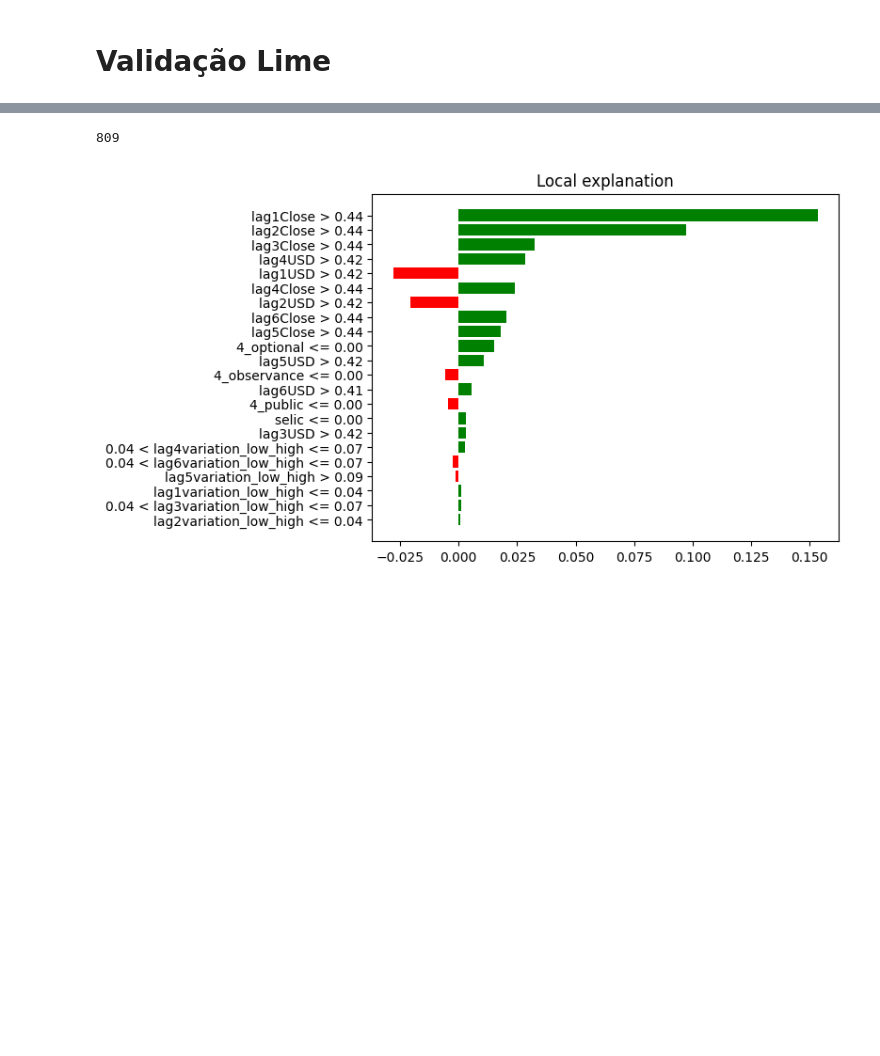
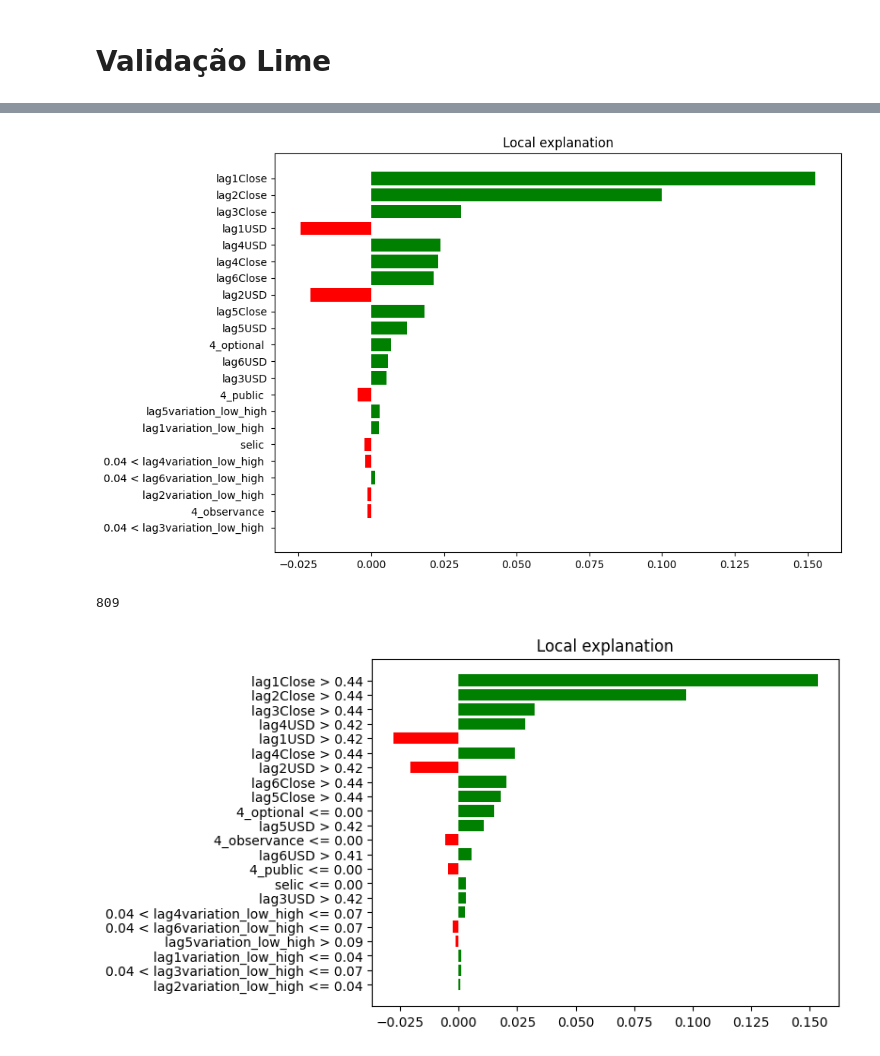
Before and after one commit to marreapato/Forecasting_Paper_XAI, a Jupyter notebook: Explanations/EvaluatingExplanaitons.ipynb, the cells around one changed output, grey strips where cells are left out. Drawn from its saved outputs; the diff is of its cells as text; code cells hidden in the pictures; blank space fills up the shorter version.

```diff
--- a/Explanations/EvaluatingExplanaitons.ipynb
+++ b/Explanations/EvaluatingExplanaitons.ipynb
@@ -701,3 +701,26 @@ plt.show()
+# %%
+explanation_list = explanation1.as_list()
+exp_list = []
+
+for i in explanation_list:
+  i = list(i)
+  i[0] = i[0][0:-7]
+  exp_list.append(i)
+
+
+dados = exp_list
+dados_ordenados = sorted(dados, key=lambda x: abs(x[1]), reverse=False)
+
+rotulos, valores = zip(*dados_ordenados)
+cores = ['green' if valor >= 0 else 'red' for valor in valores]
+
+plt.figure(figsize=(10, 6))
+bars = plt.barh(rotulos, valores, color=cores)
+plt.title('Local explanation')
+plt.tight_layout()
+plt.show()
+# %% [output]
+[figure, added]
 # %%
 #values 2
 np.random.seed(4)
```
Also changed, not shown: parts of 2 cells of this notebook.
